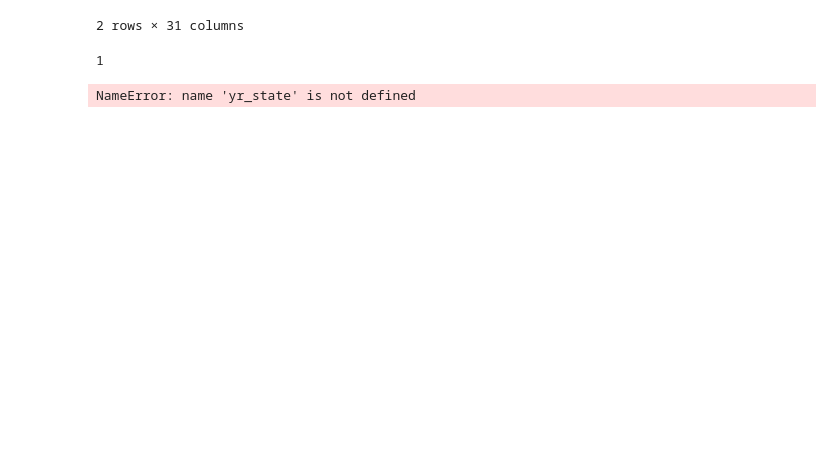
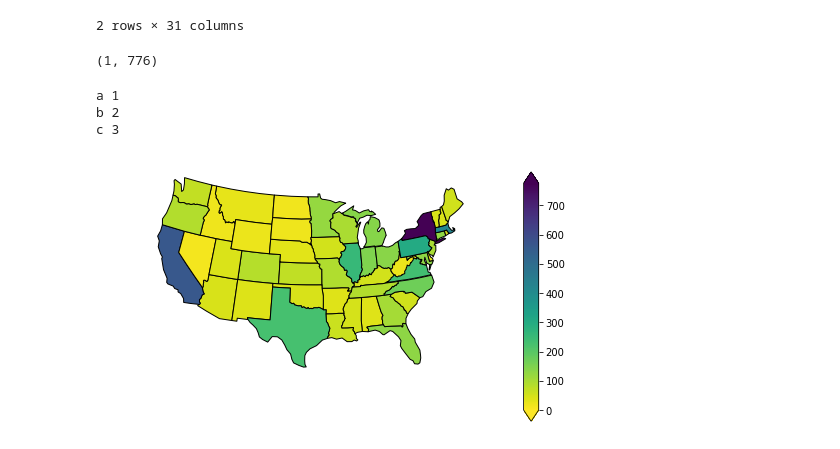
Before and after one commit to story645/neh, a Jupyter notebook: cartopy_tutorial.ipynb, the cells around one changed output. Saved outputs shown, nothing was run; the diff lists cells and outputs as text; code cells hidden in the pictures; blank space fills up the shorter version.

```diff
--- a/cartopy_tutorial.ipynb
+++ b/cartopy_tutorial.ipynb
@@ -39,36 +43,45 @@ df.head(2)
 # %%
 state_count = df.groupby("InstState").count()['Institution']
 # %%
-state_count.min()
+state_count.min(), state_count.max()
 # %% [output]
-1
+(1, 776)
+# %%
+#this is how zip in Python works
+for l, n in zip(['a', 'b','c'], [1,2,3]):
+    print(l, n)
+# %% [output]
+a 1
+b 2
+c 3
 # %%
 fig = plt.figure()
 ax = fig.add_axes([0, 0, 1, 1], projection=ccrs.LambertConformal())
 ax.set_extent([-125, -66.5, 20, 50], ccrs.Geodetic())
+
+ax.background_patch.set_visible(False)
+ax.outline_patch.set_visible(False)
+
 shapename = 'admin_1_states_provinces_lakes_shp'
 states_shp = shpreader.natural_earth(resolution='110m',
                                      category='cultural', name=shapename)
-ax.background_patch.set_visible(False)
-ax.outline_patch.set_visible(False)
+
 states = shpreader.Reader(states_shp)
 
-colors = []
-patches = []
 
 cmap = mcm.viridis_r
-norm = mcolors.Normalize(vmin=0)
+norm = mcolors.Normalize(vmin=0, vmax=776)
 
-for val,  state, geo in zip(state_count, states.records(), states.geometries()):
+for state, geo in zip(states.records(), states.geometries()):
     sn = state.attributes['postal']
-    color = cmap(norm(((val()
-    colors.append(color) # add colors to colors list
-    ax.add_geometries([geo], ccrs.PlateCarree(), facecolor=color, edgecolor='black')
+    val = state_count[sn]
+    color = cmap(norm(((val))))
+    ax.add_geometries([geo], ccrs.PlateCarree(), facecolor=color,
+                      edgecolor='black')
 
 sm = plt.cm.ScalarMappable(cmap=cmap, norm=norm)
 sm._A = []
 cb = plt.colorbar(sm, ax=ax, fraction=.035, pad=.0, aspect=15, extend='both', anchor=[-5,0])
 plt.show()
 # %% [output]
-NameError: name 'yr_state' is not defined
-[figure, old version]
+[figure, new version]
```
Also changed, not shown: parts of 1 cell of this notebook, 4 other files.
